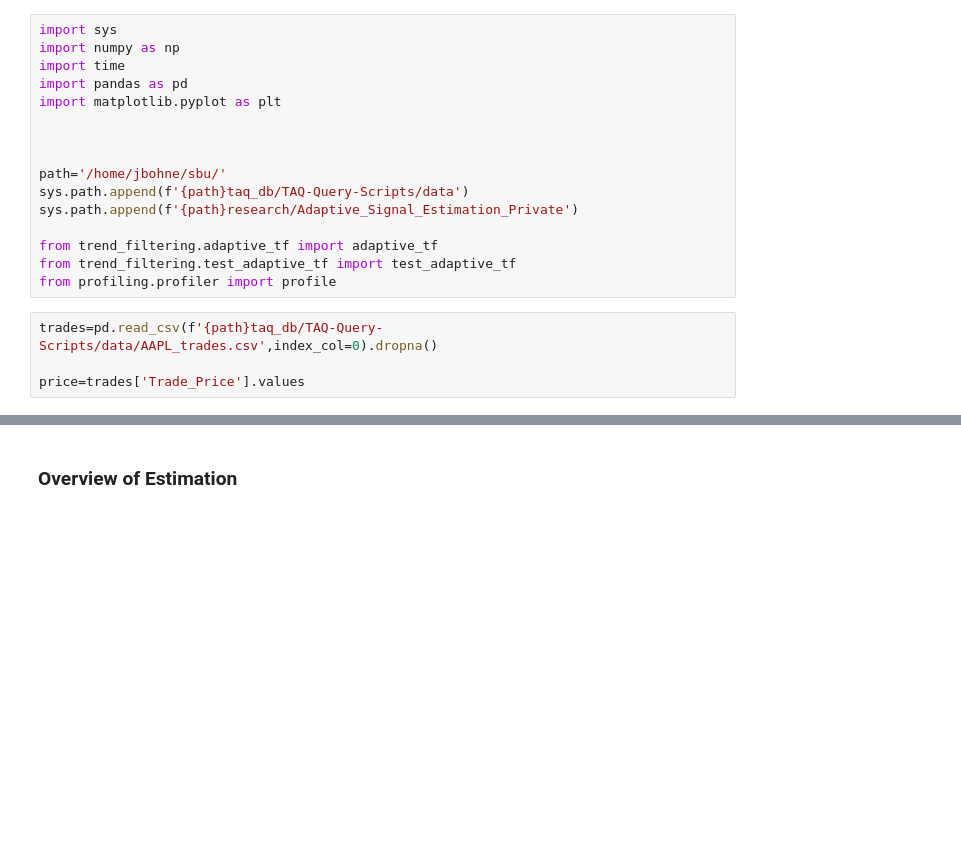
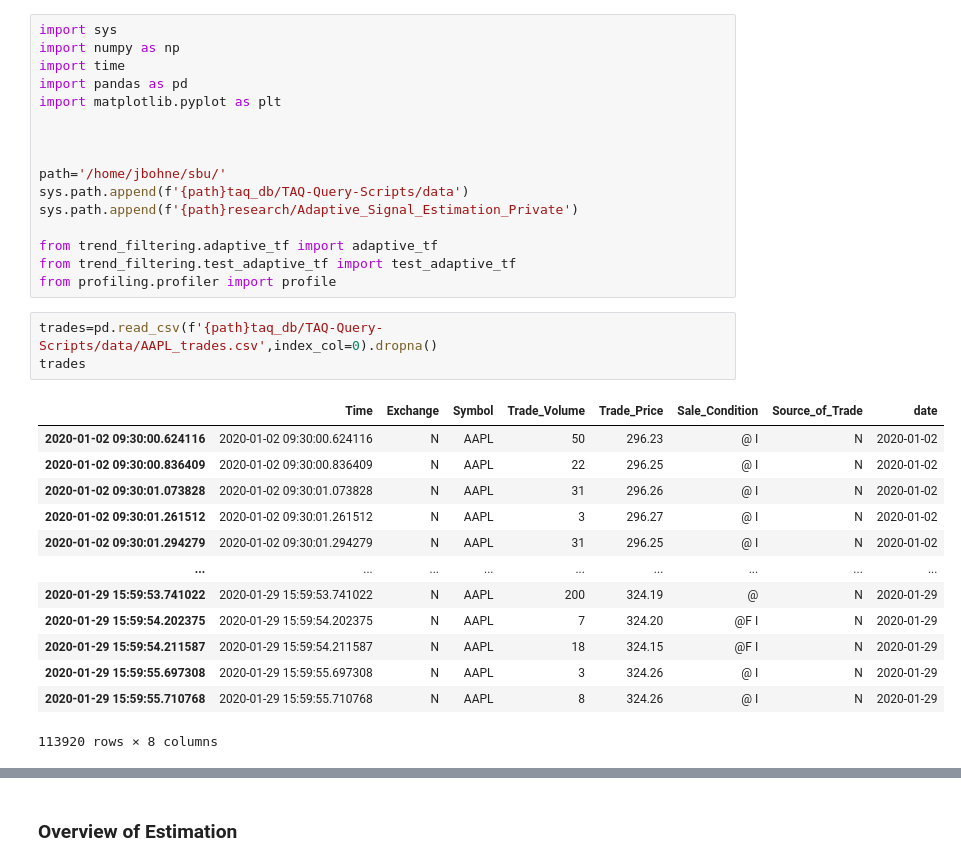
Before and after one commit to jasonbohne123/Adaptive_Signal_Estimation, a Jupyter notebook: trend_filtering/TF_Performance.ipynb, the cells around one changed output, grey strips where cells are left out. Saved outputs shown, nothing was run; the diff lists cells and outputs as text; blank space fills up the shorter version.

```diff
--- a/trend_filtering/TF_Performance.ipynb
+++ b/trend_filtering/TF_Performance.ipynb
@@ -16,5 +16,18 @@ from trend_filtering.test_adaptive_tf import test_adaptive_tf
 from profiling.profiler import profile
 # %%
 trades=pd.read_csv(f'{path}taq_db/TAQ-Query-Scripts/data/AAPL_trades.csv',index_col=0).dropna()
-
-price=trades['Trade_Price'].values
+trades
+# %% [output]
+|  | Time | Exchange | Symbol | Trade_Volume | Trade_Price | Sale_Condition | Source_of_Trade | date |
+| 2020-01-02 09:30:00.624116 | 2020-01-02 09:30:00.624116 | N | AAPL | 50 | 296.23 | @ I | N | 2020-01-02 |
+| 2020-01-02 09:30:00.836409 | 2020-01-02 09:30:00.836409 | N | AAPL | 22 | 296.25 | @ I | N | 2020-01-02 |
+| 2020-01-02 09:30:01.073828 | 2020-01-02 09:30:01.073828 | N | AAPL | 31 | 296.26 | @ I | N | 2020-01-02 |
+| 2020-01-02 09:30:01.261512 | 2020-01-02 09:30:01.261512 | N | AAPL | 3 | 296.27 | @ I | N | 2020-01-02 |
+| 2020-01-02 09:30:01.294279 | 2020-01-02 09:30:01.294279 | N | AAPL | 31 | 296.25 | @ I | N | 2020-01-02 |
+| ... | ... | ... | ... | ... | ... | ... | ... | ... |
+| 2020-01-29 15:59:53.741022 | 2020-01-29 15:59:53.741022 | N | AAPL | 200 | 324.19 | @ | N | 2020-01-29 |
+| 2020-01-29 15:59:54.202375 | 2020-01-29 15:59:54.202375 | N | AAPL | 7 | 324.20 | @F I | N | 2020-01-29 |
+| 2020-01-29 15:59:54.211587 | 2020-01-29 15:59:54.211587 | N | AAPL | 18 | 324.15 | @F I | N | 2020-01-29 |
+| 2020-01-29 15:59:55.697308 | 2020-01-29 15:59:55.697308 | N | AAPL | 3 | 324.26 | @ I | N | 2020-01-29 |
+| 2020-01-29 15:59:55.710768 | 2020-01-29 15:59:55.710768 | N | AAPL | 8 | 324.26 | @ I | N | 2020-01-29 |
+113920 rows × 8 columns
```
Also changed, not shown: parts of 4 cells of this notebook, 4 other files.
